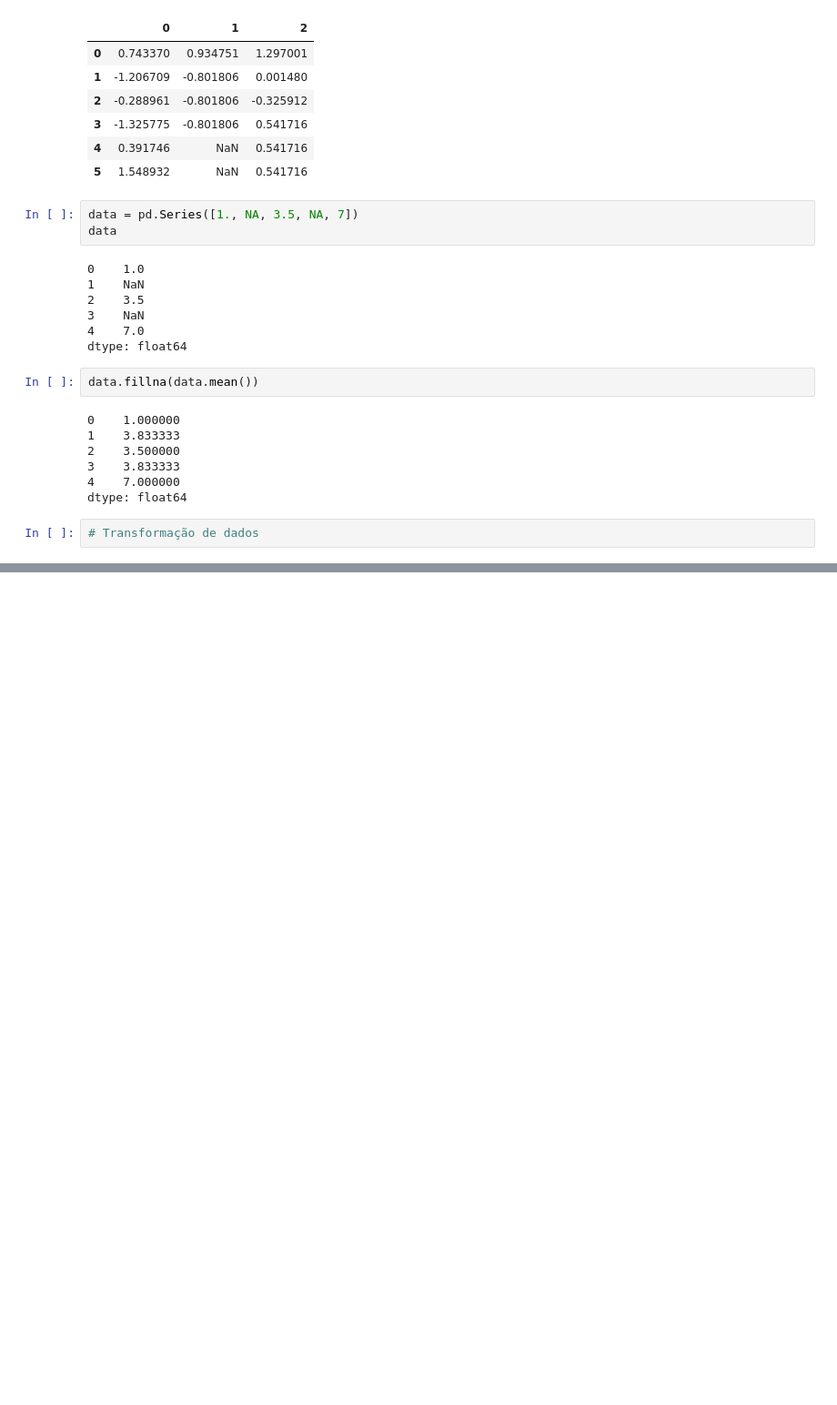
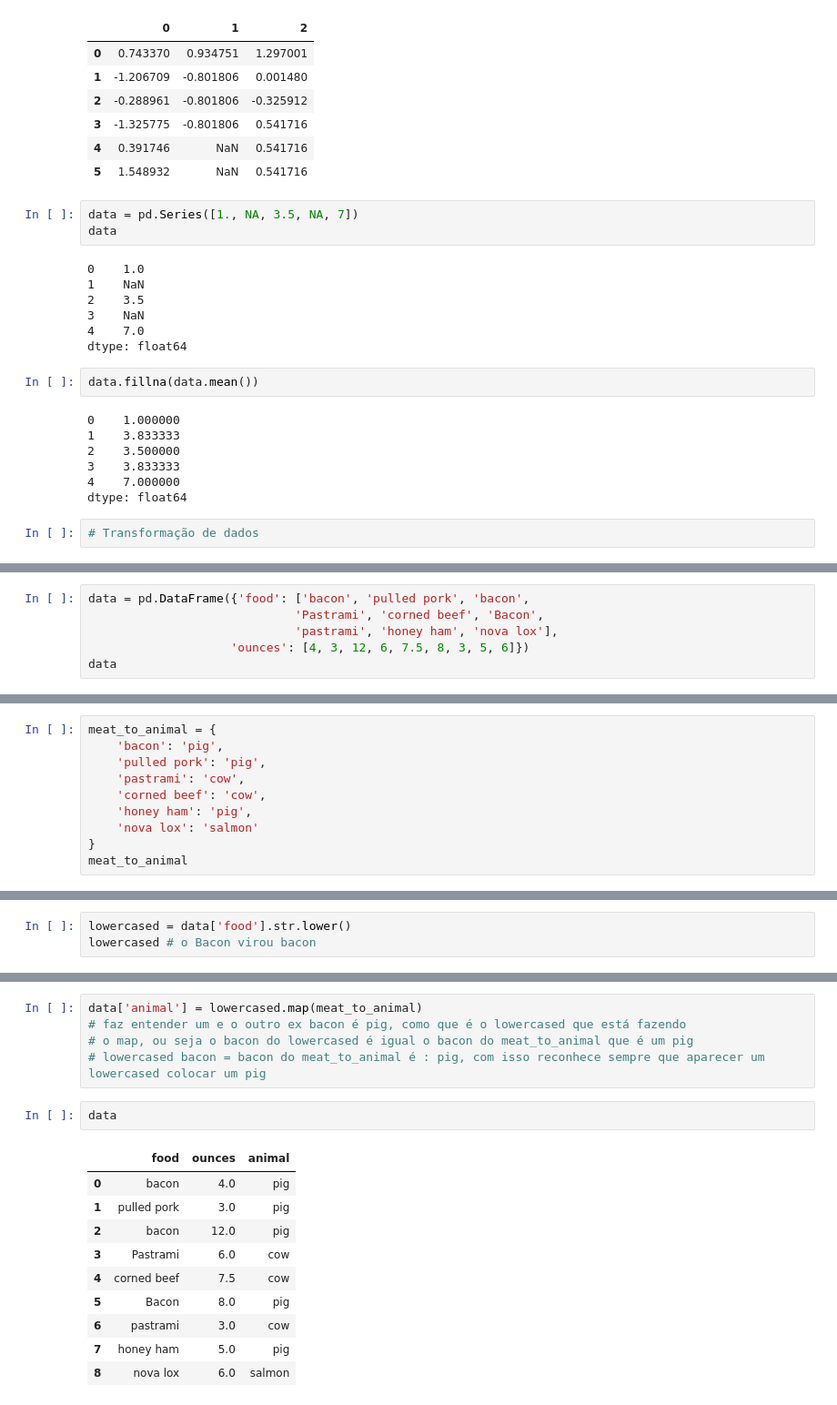
Before and after one commit to Kaiquenakao/limpeza_dados, a Jupyter notebook: preparacao_dados.ipynb, the cells around one changed output, grey strips where cells are left out. Shown: that part at 91% size. Cells and saved outputs as stored; diff of their text form; blank space fills up the shorter version.

```diff
--- a/preparacao_dados.ipynb
+++ b/preparacao_dados.ipynb
@@ -348,0 +495,6 @@ dtype: float64
+# %%
+data = pd.DataFrame({'food': ['bacon', 'pulled pork', 'bacon',
+                             'Pastrami', 'corned beef', 'Bacon',
+                             'pastrami', 'honey ham', 'nova lox'],
+                    'ounces': [4, 3, 12, 6, 7.5, 8, 3, 5, 6]})
+data
@@ -348,0 +512,10 @@ dtype: float64
+# %%
+meat_to_animal = {
+    'bacon': 'pig',
+    'pulled pork': 'pig',
+    'pastrami': 'cow',
+    'corned beef': 'cow',
+    'honey ham': 'pig',
+    'nova lox': 'salmon'
+}
+meat_to_animal
@@ -348,0 +529,3 @@ dtype: float64
+# %%
+lowercased = data['food'].str.lower()
+lowercased # o Bacon virou bacon
@@ -348,0 +556,18 @@ dtype: float64
+# %%
+data['animal'] = lowercased.map(meat_to_animal)
+# faz entender um e o outro ex bacon é pig, como que é o lowercased que está fazendo
+# o map, ou seja o bacon do lowercased é igual o bacon do meat_to_animal que é um pig
+# lowercased bacon = bacon do meat_to_animal é : pig, com isso reconhece sempre que aparecer um lowercased colocar um pig
+# %%
+data
+# %% [output]
+|  | food | ounces | animal |
+| 0 | bacon | 4.0 | pig |
+| 1 | pulled pork | 3.0 | pig |
+| 2 | bacon | 12.0 | pig |
+| 3 | Pastrami | 6.0 | cow |
+| 4 | corned beef | 7.5 | cow |
+| 5 | Bacon | 8.0 | pig |
+| 6 | pastrami | 3.0 | cow |
+| 7 | honey ham | 5.0 | pig |
+| 8 | nova lox | 6.0 | salmon |
```
Also changed, not shown: parts of 28 cells of this notebook.
